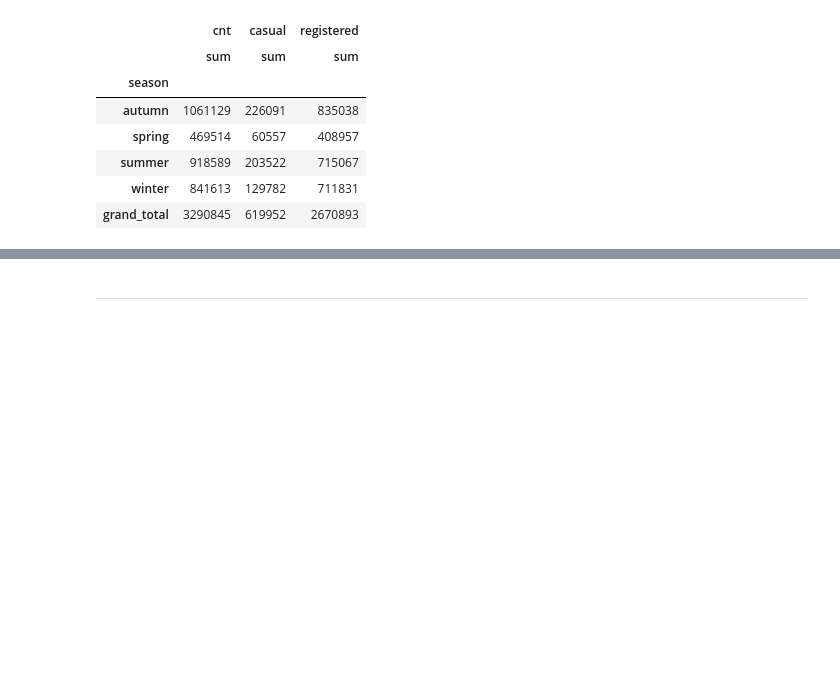
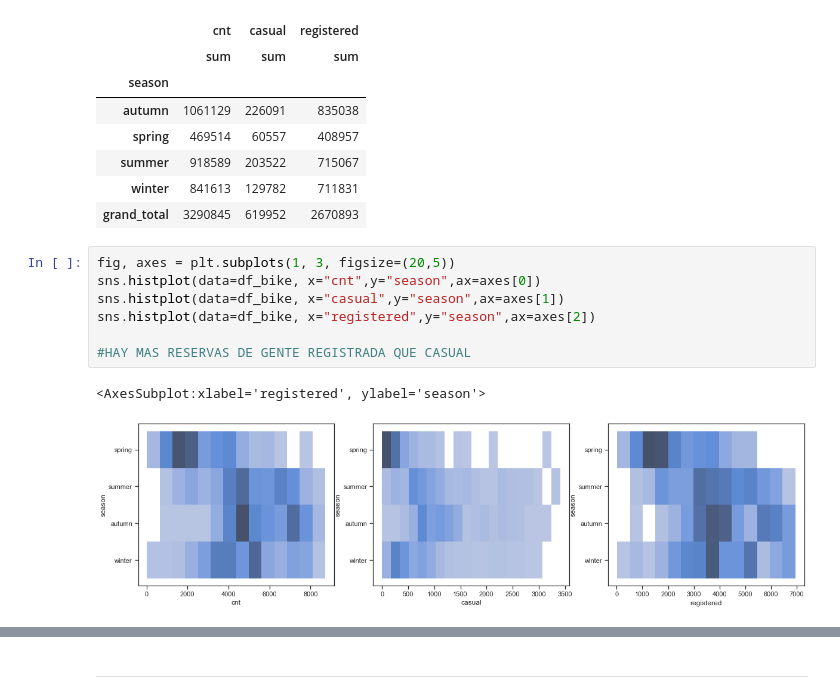
Before and after one commit to Adalab/project-da-promo-A-module-3-team-1, a Jupyter notebook: Proyecto.ipynb, the cells around one changed output, grey strips where cells are left out. Drawn from its saved outputs; the diff is of its cells as text; blank space fills up the shorter version.

```diff
--- a/Proyecto.ipynb
+++ b/Proyecto.ipynb
@@ -122,3 +125,13 @@ df_bike.groupby(['season']).agg({'cnt': ['sum'],'casual': ['sum'],'registered':
 | summer | 918589 | 203522 | 715067 |
 | winter | 841613 | 129782 | 711831 |
 | grand_total | 3290845 | 619952 | 2670893 |
+# %%
+fig, axes = plt.subplots(1, 3, figsize=(20,5))
+sns.histplot(data=df_bike, x="cnt",y="season",ax=axes[0])
+sns.histplot(data=df_bike, x="casual",y="season",ax=axes[1])
+sns.histplot(data=df_bike, x="registered",y="season",ax=axes[2])
+
+#HAY MAS RESERVAS DE GENTE REGISTRADA QUE CASUAL
+# %% [output]
+<AxesSubplot:xlabel='registered', ylabel='season'>
+[figure, added]
```
Also changed, not shown: parts of 23 cells of this notebook.
